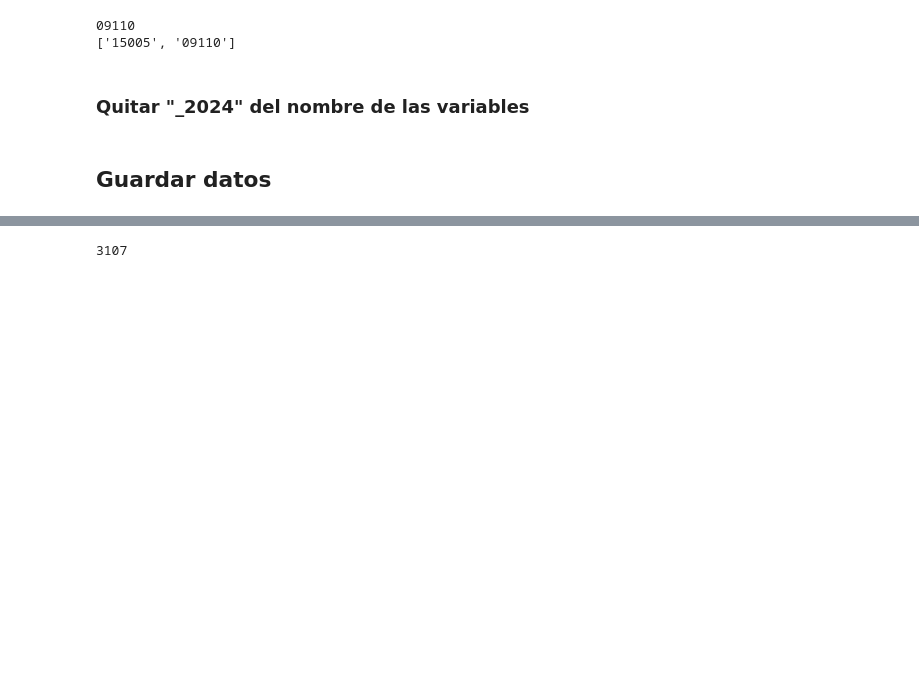
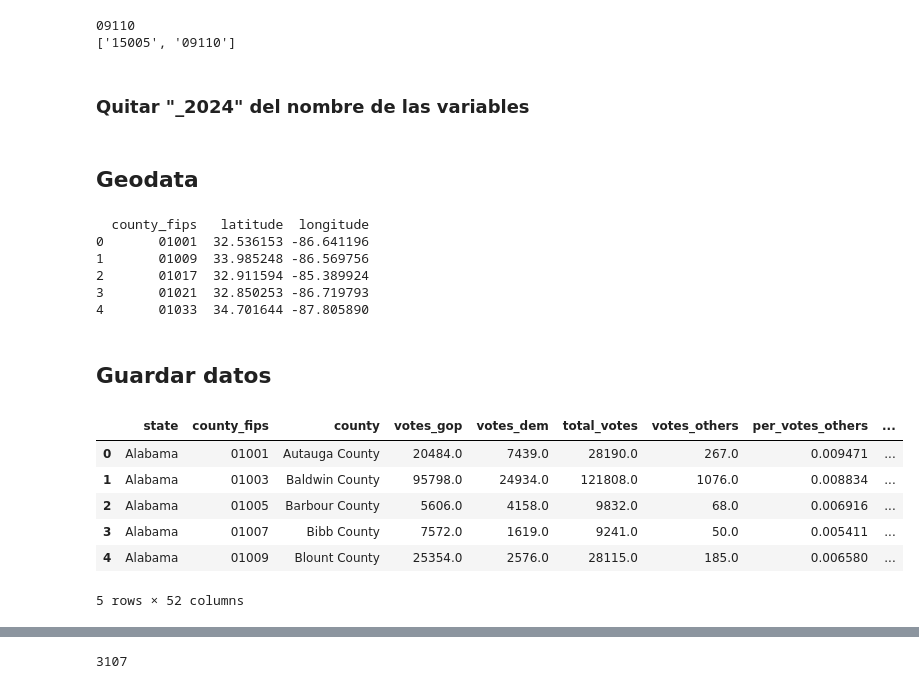
Before and after one commit to jorgegarcelan/US-Elections, a Jupyter notebook: process_data.ipynb, the cells around one changed output, grey strips where cells are left out. Cells and saved outputs as stored; diff of their text form; code cells hidden in the pictures; blank space fills up the shorter version.

Commit message:
Added geodata

```diff
--- a/process_data.ipynb
+++ b/process_data.ipynb
@@ -670,6 +670,41 @@ print(missing_fips_2024)
 # %%
 # Renombrar columnas para quitar el sufijo "_{CENSUS_YEAR}" o "_{ELECTORAL_YEAR}"
 data_2024.columns = [col.replace(f'_{CENSUS_YEAR}', '').replace(f'_{ELECTORAL_YEAR}', '') for col in data_2024.columns]
+# %% [markdown]
+## Geodata
+# %%
+import json
+import requests
+from shapely.geometry import shape
+
+# Cargar el GeoJSON de condados de EE.UU.
+url = "https://raw.githubusercontent.com/plotly/datasets/master/geojson-counties-fips.json"
+response = requests.get(url)
+geojson = json.loads(response.text)
+
+# Extraer centroides de cada county
+county_coords = {}
+
+for feature in geojson['features']:
+    fips = feature['id']  # FIPS Code
+    geom = shape(feature['geometry'])  # Geometría del county
+    centroid = geom.centroid  # Centroide (lat, lon)
+
+    county_coords[fips] = (centroid.y, centroid.x)  # Guardamos como (latitud, longitud)
+
+# Convertir a DataFrame
+coords_df = pd.DataFrame.from_dict(county_coords, orient="index", columns=["latitude", "longitude"])
+coords_df.reset_index(inplace=True)
+coords_df.rename(columns={"index": "county_fips"}, inplace=True)
+
+print(coords_df.head())  # Ver las coordenadas
+# %% [output]
+  county_fips   latitude  longitude
+0       01001  32.536153 -86.641196
+1       01009  33.985248 -86.569756
+2       01017  32.911594 -85.389924
+3       01021  32.850253 -86.719793
+4       01033  34.701644 -87.805890
 # %% [markdown]
 ## Guardar datos
 # %%
@@ -678,6 +713,29 @@ fips_to_remove = missing_fips_2016 + missing_fips_2020 + missing_fips_2024
 data_2016 = data_2016[~data_2016['county_fips'].isin(fips_to_remove)]
 data_2020 = data_2020[~data_2020['county_fips'].isin(fips_to_remove)]
 data_2024 = data_2024[~data_2024['county_fips'].isin(fips_to_remove)]
+coords_df = coords_df[~coords_df['county_fips'].isin(fips_to_remove)]
+# %%
+# Merge coords_df with data_2016
+data_2016 = data_2016.merge(coords_df, on="county_fips", how="left")
+
+# Merge coords_df with data_2020
+data_2020 = data_2020.merge(coords_df, on="county_fips", how="left")
+
+# Merge coords_df with data_2024
+data_2024 = data_2024.merge(coords_df, on="county_fips", how="left")
+
+# Display the updated dataframes
+data_2016.head()
+data_2020.head()
+data_2024.head()
+# %% [output]
+|  | state | county_fips | county | votes_gop | votes_dem | total_votes | votes_others | per_votes_others | ... |
+| 0 | Alabama | 01001 | Autauga County | 20484.0 | 7439.0 | 28190.0 | 267.0 | 0.009471 | ... |
+| 1 | Alabama | 01003 | Baldwin County | 95798.0 | 24934.0 | 121808.0 | 1076.0 | 0.008834 | ... |
+| 2 | Alabama | 01005 | Barbour County | 5606.0 | 4158.0 | 9832.0 | 68.0 | 0.006916 | ... |
+| 3 | Alabama | 01007 | Bibb County | 7572.0 | 1619.0 | 9241.0 | 50.0 | 0.005411 | ... |
+| 4 | Alabama | 01009 | Blount County | 25354.0 | 2576.0 | 28115.0 | 185.0 | 0.006580 | ... |
+5 rows × 52 columns
 # %%
 # Cargar el diccionario desde el archivo JSON
 import json
```
Also changed, not shown: parts of 3 cells of this notebook.
